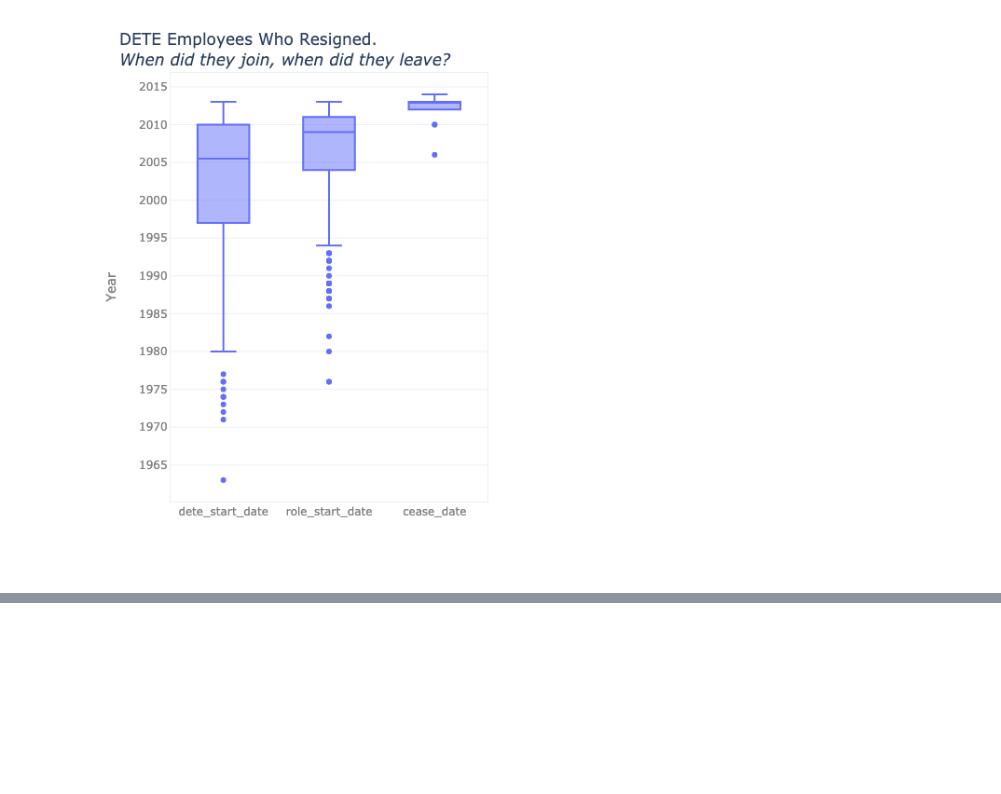
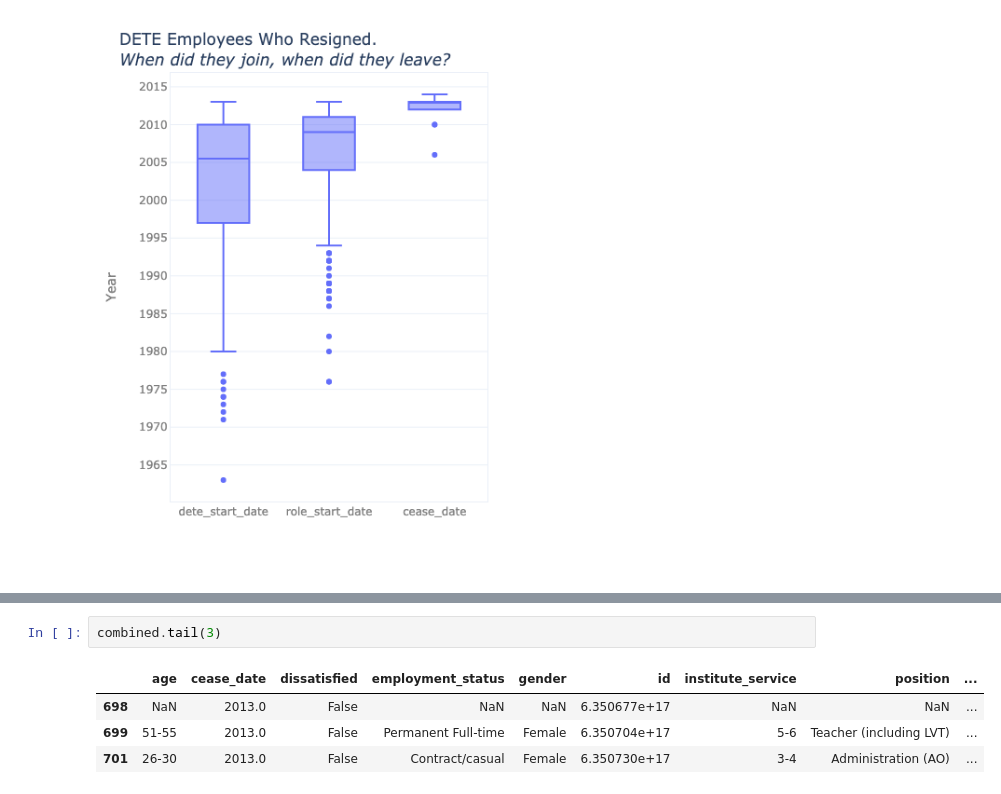
Before and after one commit to Lippins/Employee_exit_surveys, a Jupyter notebook: notebook.ipynb, the cells around one changed output, grey strips where cells are left out. Drawn from its saved outputs; the diff is of its cells as text; blank space fills up the shorter version.

```diff
--- a/notebook.ipynb
+++ b/notebook.ipynb
@@ -933,0 +975,7 @@ memory usage: 51.4+ KB
+# %%
+combined.tail(3)
+# %% [output]
+|  | age | cease_date | dissatisfied | employment_status | gender | id | institute_service | position | ... |
+| 698 | NaN | 2013.0 | False | NaN | NaN | 6.350677e+17 | NaN | NaN | ... |
+| 699 | 51-55 | 2013.0 | False | Permanent Full-time | Female | 6.350704e+17 | 5-6 | Teacher (including LVT) | ... |
+| 701 | 26-30 | 2013.0 | False | Contract/casual | Female | 6.350730e+17 | 3-4 | Administration (AO) | ... |
```
Also changed, not shown: parts of 120 cells of this notebook.
